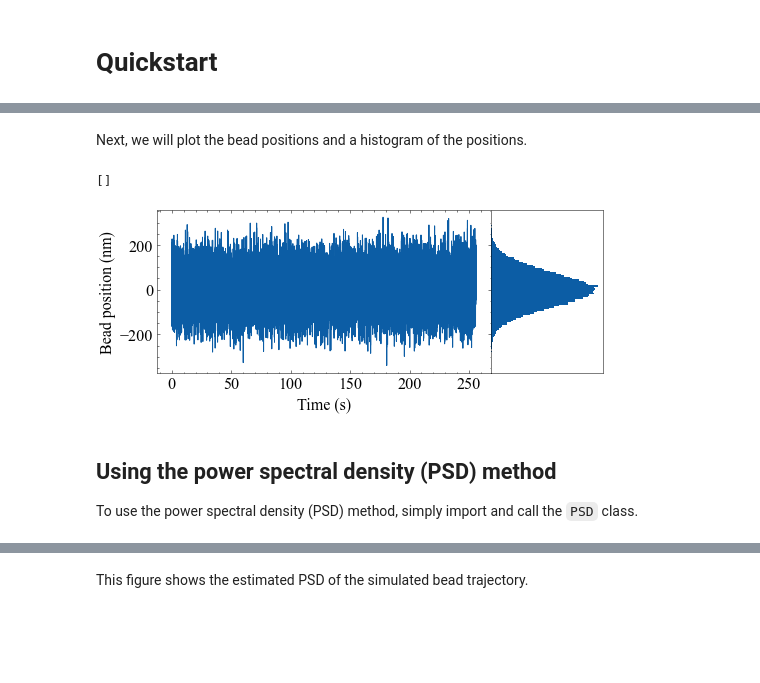
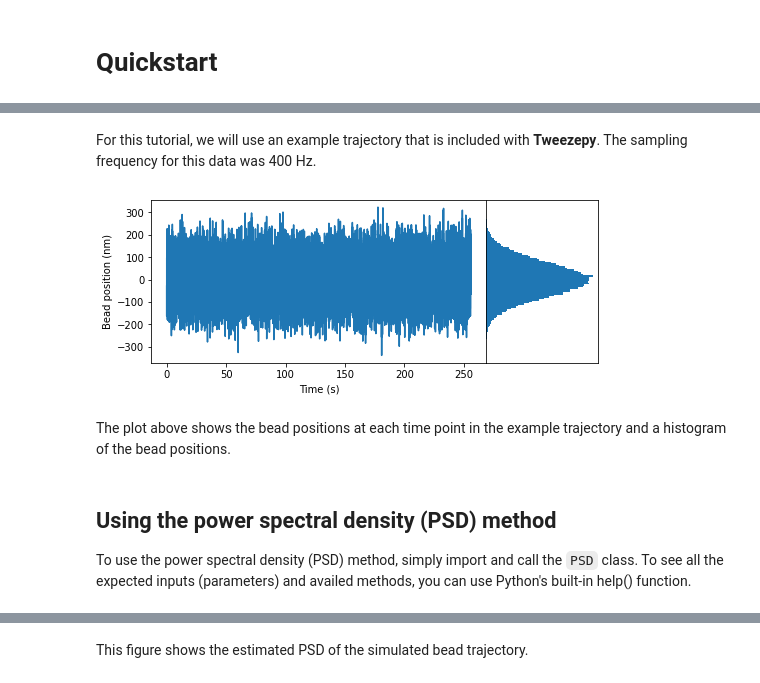
Before and after one commit to ianlmorgan/tweezepy, a Jupyter notebook: docs/pages/quickstart.ipynb, the cells around one changed output, grey strips where cells are left out. Saved outputs shown, nothing was run; the diff lists cells and outputs as text; code cells hidden in the pictures; blank space fills up the shorter version.

```diff
--- a/docs/pages/quickstart.ipynb
+++ b/docs/pages/quickstart.ipynb
@@ -25,21 +10,27 @@ xtrace = downsampled_trace(gamma,kappa,fsample,N, seed = seed)
+# %% [markdown]
+For this tutorial, we will use an example trajectory that is included with **Tweezepy**. The sampling frequency for this data was 400 Hz.
+# %%
+import numpy as np # Loads the numpy package
+import matplotlib.pyplot as plt # Loads the matplotlib package for plotting
+from tweezepy import load_trajectory # Loads in the exampled trajectory in tweezepy
+fsample = 400 # sampling frequency in Hz
+trace = load_trajectory() # load in trajectory in nm
+N = len(trace) # number of points in trajectory
+time = np.arange(N)/fsample # time in s
+fig,ax = plt.subplots(figsize=(8,3), # Figure size
+                      ncols=2, # number of columns in figure
+                      gridspec_kw={'width_ratios':[3,1], # width ratio of columns
+                                   'wspace':0}) # space between columns
+ax[0].plot(time, trace) # Plot bead positions as a function of time
+ax[1].hist(trace, bins=100, orientation = 'horizontal') # Plot histogram of bead positions
+ax[0].set_xlabel('Time (s)') # Label x axis
+ax[0].set_ylabel('Bead position (nm)') # Label yaxis
+ax[1].set_xticks([]) # Remove xticks on histogram axis
+ax[1].set_yticks([]); # Remove yticks on historgram axis
+# %% [output]
+[figure, added]
 # %% [markdown]
-Next, we will plot the bead positions and a histogram of the positions.
+The plot above shows the bead positions at each time point in the example trajectory and a histogram of the bead positions.
-# %%
-import matplotlib.pyplot as plt
-plt.style.use('../tweezepy.mplstyle')
-fig,ax = plt.subplots(figsize=(8,3),
-                      ncols=2,
-                      gridspec_kw={'width_ratios':[3,1],
-                                   'wspace':0})
-ax[0].plot(time, xtrace)
-ax[1].hist(xtrace,bins=100,orientation = 'horizontal')
-ax[0].set_xlabel('Time (s)')
-ax[0].set_ylabel('Bead position (nm)')
-ax[1].set_xticks([])
-ax[1].set_yticks([]);
-# %% [output]
-[]
-[figure, removed]
 # %% [markdown]
 ## Using the power spectral density (PSD) method
-To use the power spectral density (PSD) method, simply import and call the `PSD` class.
+To use the power spectral density (PSD) method, simply import and call the `PSD` class. To see all the expected inputs (parameters) and availed methods, you can use Python's built-in help() function.
```
Also changed, not shown: parts of 24 cells of this notebook, 22 other files.
